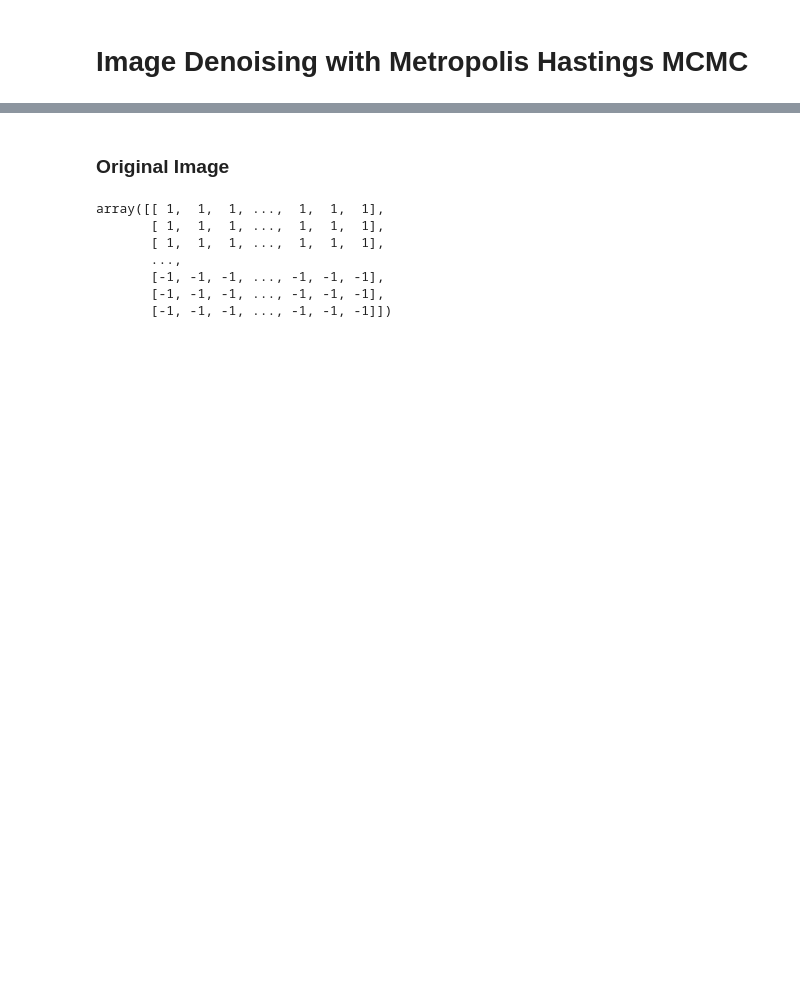
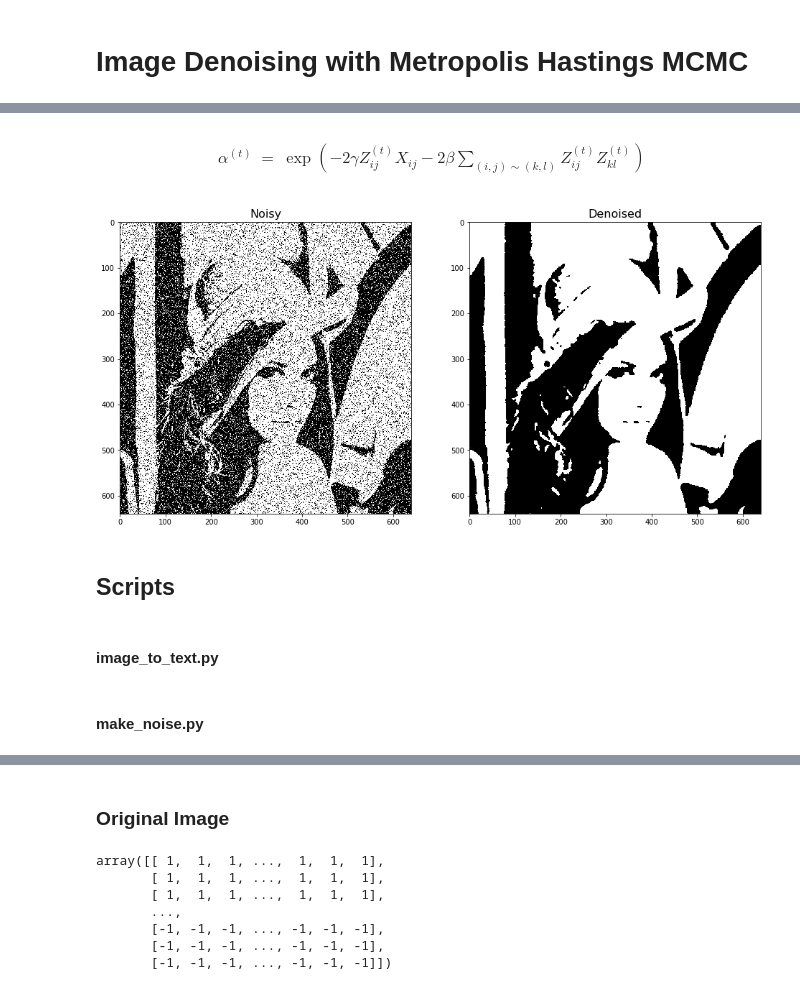
Before and after one commit to suyunu/Markov-Chain-Monte-Carlo, a Jupyter notebook: Metropolis Hastings - Image Denoising.ipynb, the cells around one changed output, grey strips where cells are left out. Drawn from its saved outputs; the diff is of its cells as text; code cells hidden in the pictures; blank space fills up the shorter version.

```diff
--- a/Metropolis Hastings - Image Denoising.ipynb
+++ b/Metropolis Hastings - Image Denoising.ipynb
@@ -2,0 +13,11 @@
+# %%
+beta, pi  = 0.8, 0.15
+gamma = 0.5*np.log((1-pi)/pi)
+T = 5000000
+
+Z = X.copy()
+for t in range(T):
+    i,j = np.random.choice(I), np.random.choice(J)
+    delta_E = -2*gamma*X[i,j]*Z[i,j] -2*beta*Z[i,j]*(np.sum(Z[max(i-1,0):i+2,max(j-1,0):j+2]) - Z[i,j])
+    if np.log(np.random.rand()) < delta_E:
+        Z[i,j] = - Z[i,j]
@@ -74,0 +168,39 @@ Notice that, the summation is over the all the pixels $Z_{kl}$ that are connecte
+# %%
+beta, pi  = 0.8, 0.15 # for arbitrary parameters that reflects our prior belief
+gamma = 0.5*np.log((1-pi)/pi)
+
+T = 5000000 # sufficient number of steps to converge stationary distribution
+# %%
+Z = X.copy() # Initialize Z from X
+for t in range(T):
+    i,j = np.random.choice(I), np.random.choice(J) # randomly choose a coordinate (i,j)
+
+    # Calculate acceptance propability
+    # We don't take exponential. Instead, we take the log of random number. This is more stable.
+    delta_E = -2*gamma*X[i,j]*Z[i,j] -2*beta*Z[i,j]*(np.sum(Z[max(i-1,0):i+2,max(j-1,0):j+2]) - Z[i,j])
+
+    # We also don't deal with minimum function for acceptance probability
+    #   because we don't need to cast it to 1 if it is higher.
+
+    # Flip the pixel if accepted
+    if np.log(np.random.rand()) < delta_E:
+        Z[i,j] = - Z[i,j] # Update the image
+# %% [markdown]
+\begin{eqnarray}
+\alpha^{(t)}
+& = &
+\exp{\left( - 2\gamma Z^{(t)}_{ij} X_{ij} - 2\beta \sum_{(i,j) \sim (k,l)} Z^{(t)}_{ij} Z^{(t)}_{kl} \right)}
+\end{eqnarray}
+# %%
+fig, ax = plt.subplots(1,2, figsize=(16,8))
+ax[0].imshow(X,cmap='gray',vmin=-1,vmax=1)
+ax[0].set_title("Noisy", fontsize=16)
+ax[1].imshow(Z,cmap='gray',vmin=-1,vmax=1)
+ax[1].set_title("Denoised", fontsize=16)
+plt.show()
+# %% [output]
+[figure, added]
+# %% [markdown]
+## Scripts
+# %% [markdown]
+#### image_to_text.py
@@ -74,0 +229,2 @@ Notice that, the summation is over the all the pixels $Z_{kl}$ that are connecte
+# %% [markdown]
+#### make_noise.py
```
Also changed, not shown: parts of 45 cells of this notebook, 4 other files.
